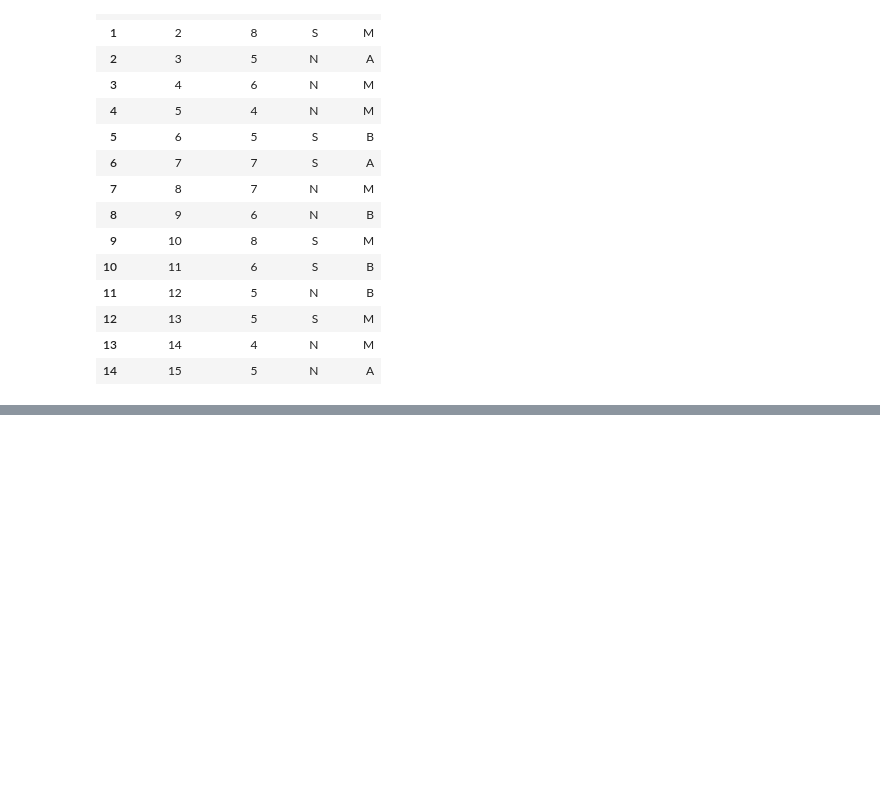
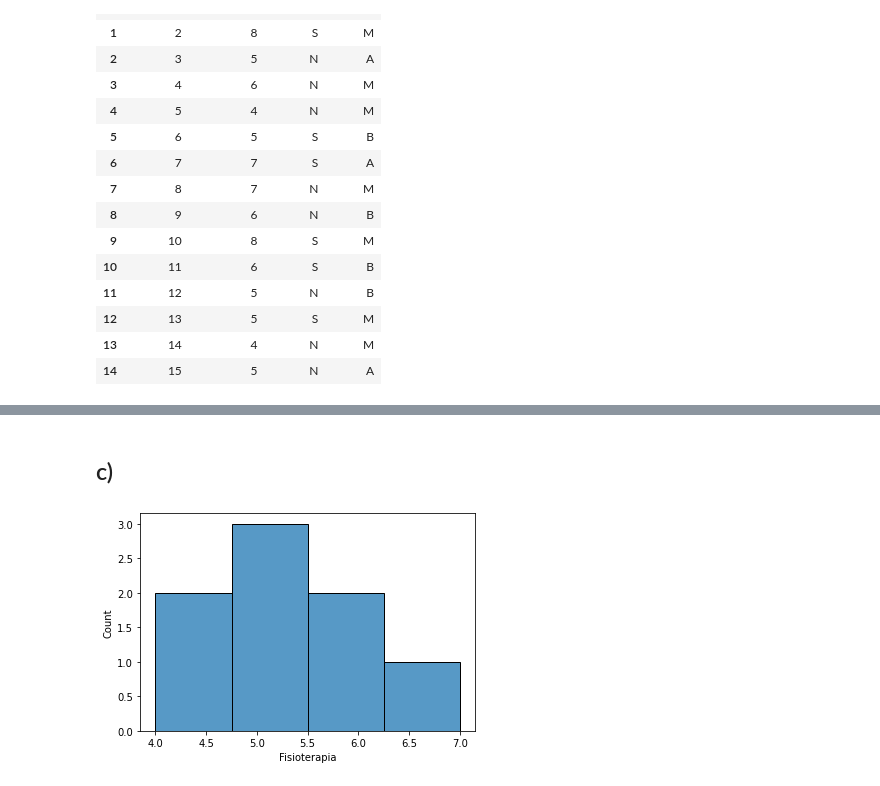
Before and after one commit to douglascdsantos/unesp_estatistica_e_probabilidade, a Jupyter notebook: aula01/lista_de_exercícios_01.ipynb, the cells around one changed output, grey strips where cells are left out. Saved outputs shown, nothing was run; the diff lists cells and outputs as text; code cells hidden in the pictures; blank space fills up the shorter version.

```diff
--- a/aula01/lista_de_exercícios_01.ipynb
+++ b/aula01/lista_de_exercícios_01.ipynb
@@ -78 +110,8 @@ sns.histplot(data = dados['questao_2'],
+# %% [markdown]
+## c)
+# %%
+sns.histplot(data = dados['questao_2'].query('Sequelas == "N"'),
+             x = 'Fisioterapia');
+# %% [output]
+[figure, added]
 # %%
```
Also changed, not shown: parts of 14 cells of this notebook.
